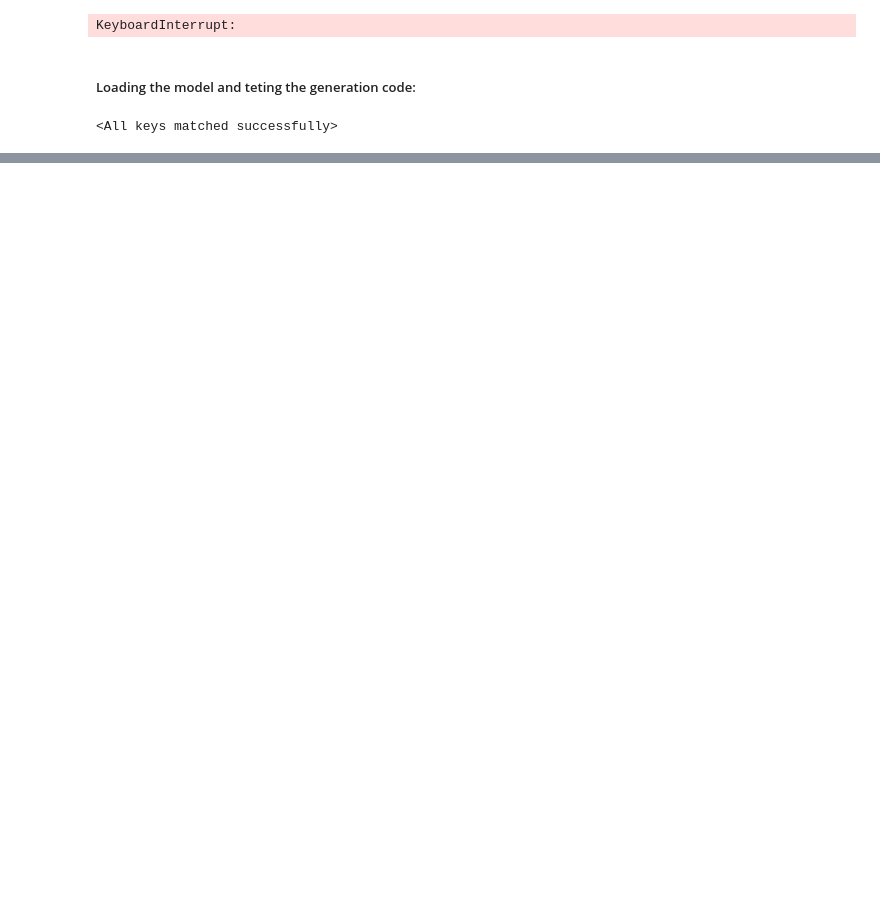
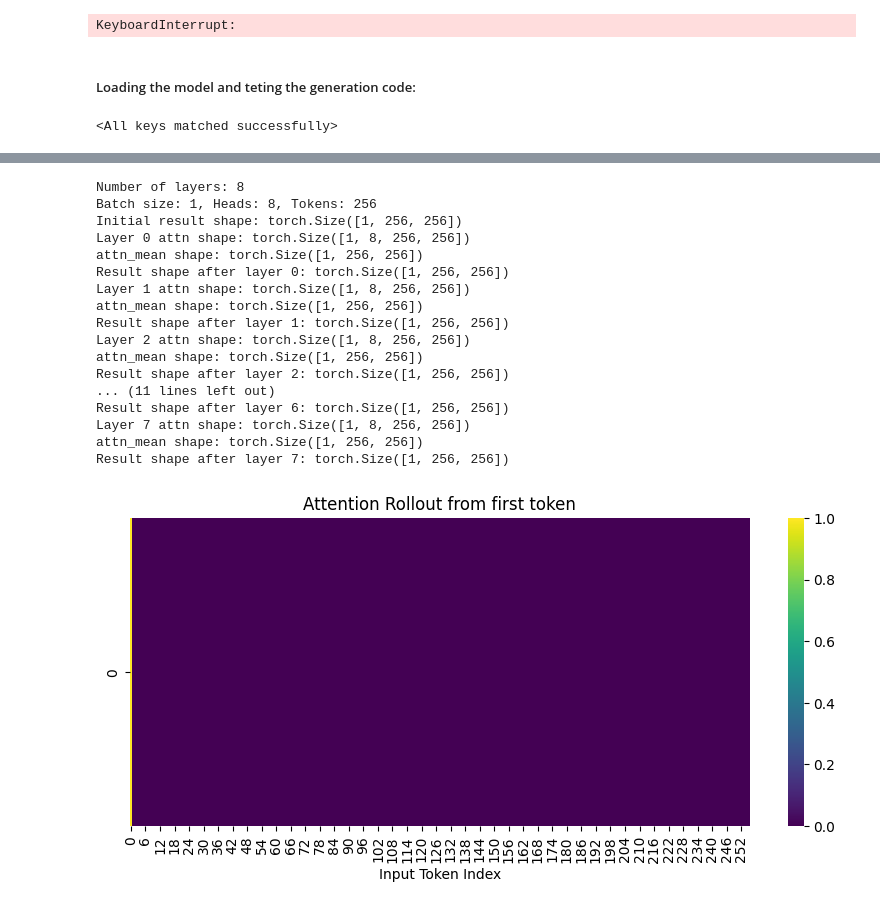
Before and after one commit to sidartchy/language_modeling_transformer_xai, a Jupyter notebook: notebooks/Initial Tries/3. SelfAttention.ipynb, the cells around one changed output, grey strips where cells are left out. Cells and saved outputs as stored; diff of their text form; code cells hidden in the pictures; blank space fills up the shorter version.

```diff
--- a/notebooks/Initial Tries/3. SelfAttention.ipynb
+++ b/notebooks/Initial Tries/3. SelfAttention.ipynb
@@ -16,10 +16,10 @@ n_embed = 120
 n_layers = 8
 n_heads = 8
 head_size = n_embed // n_heads
-batch_size = 16  # Batch size for training
+batch_size = 32  # Batch size for training
 block_size = 256  # Context size for the model
 dropout = 0.2  # Dropout rate for regularization
-vocab_size = 8000
+vocab_size = 16000
 
 learning_rate = 3e-4
 epochs = 10
@@ -107,7 +107,7 @@ class SingleHeadAttention(nn.Module):
 
         out = attend @ value  # B,T,H
 
-        return out
+        return out, attend ## attend is the attention matrix, for later visualization
 # %%
 class MultiHeadAttention(nn.Module):
     def __init__(self,n_embed, n_heads):
@@ -321,0 +381,50 @@ model.load_state_dict(state_dict)
+# %%
+def attention_rollout(attentions, discard_ratio=0.0):
+    print(f"Number of layers: {len(attentions)}")
+    batch_size, heads, tokens, _ = attentions[0].shape
+    print(f"Batch size: {batch_size}, Heads: {heads}, Tokens: {tokens}")
+
+    result = torch.eye(tokens).unsqueeze(0).repeat(batch_size, 1, 1).to(attentions[0].device)
+    print(f"Initial result shape: {result.shape}")
+
+    for i, attn in enumerate(attentions):
+        print(f"Layer {i} attn shape: {attn.shape}")
+        attn_mean = attn.mean(dim=1)  # mean over heads
+        print(f"attn_mean shape: {attn_mean.shape}")
+
+        attn_mean = attn_mean / attn_mean.sum(dim=-1, keepdim=True)
+        result = torch.bmm(attn_mean, result)
+        print(f"Result shape after layer {i}: {result.shape}")
+
+    return result
+# %%
+import matplotlib.pyplot as plt
+import seaborn as sns
+
+rollout = attention_rollout(att_weights_all)  # shape (B, T, T)
+rollout_for_first_token = rollout[0, 0, :]  # first example, attention from token 0 to all tokens
+
+plt.figure(figsize=(10, 4))
+sns.heatmap(rollout_for_first_token.cpu().detach().numpy().reshape(1, -1), cmap="viridis", cbar=True)
+plt.xlabel("Input Token Index")
+plt.title("Attention Rollout from first token")
+plt.show()
+# %% [output]
+Number of layers: 8
+Batch size: 1, Heads: 8, Tokens: 256
+Initial result shape: torch.Size([1, 256, 256])
+Layer 0 attn shape: torch.Size([1, 8, 256, 256])
+attn_mean shape: torch.Size([1, 256, 256])
+Result shape after layer 0: torch.Size([1, 256, 256])
+Layer 1 attn shape: torch.Size([1, 8, 256, 256])
+attn_mean shape: torch.Size([1, 256, 256])
+Result shape after layer 1: torch.Size([1, 256, 256])
+Layer 2 attn shape: torch.Size([1, 8, 256, 256])
+attn_mean shape: torch.Size([1, 256, 256])
+Result shape after layer 2: torch.Size([1, 256, 256])
+... (11 lines left out)
+Result shape after layer 6: torch.Size([1, 256, 256])
+Layer 7 attn shape: torch.Size([1, 8, 256, 256])
+attn_mean shape: torch.Size([1, 256, 256])
+Result shape after layer 7: torch.Size([1, 256, 256])
+[figure, added]
```
Also changed, not shown: parts of 20 cells of this notebook, 7 other files.
